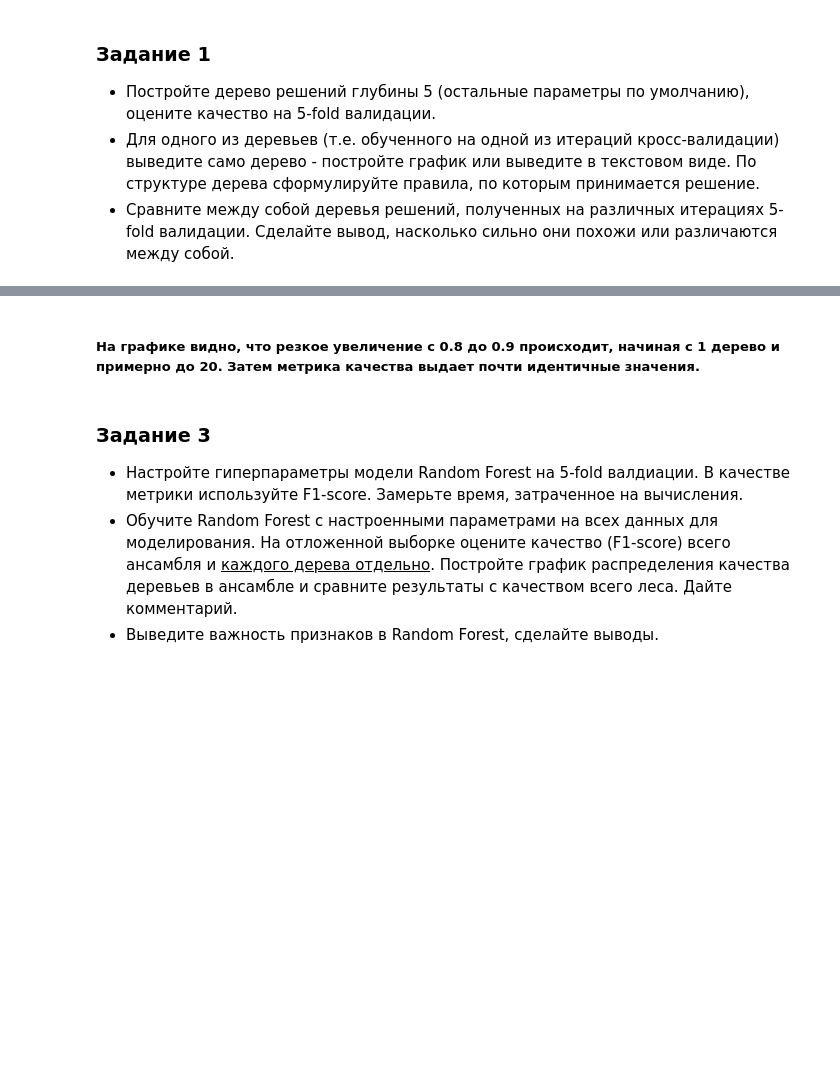
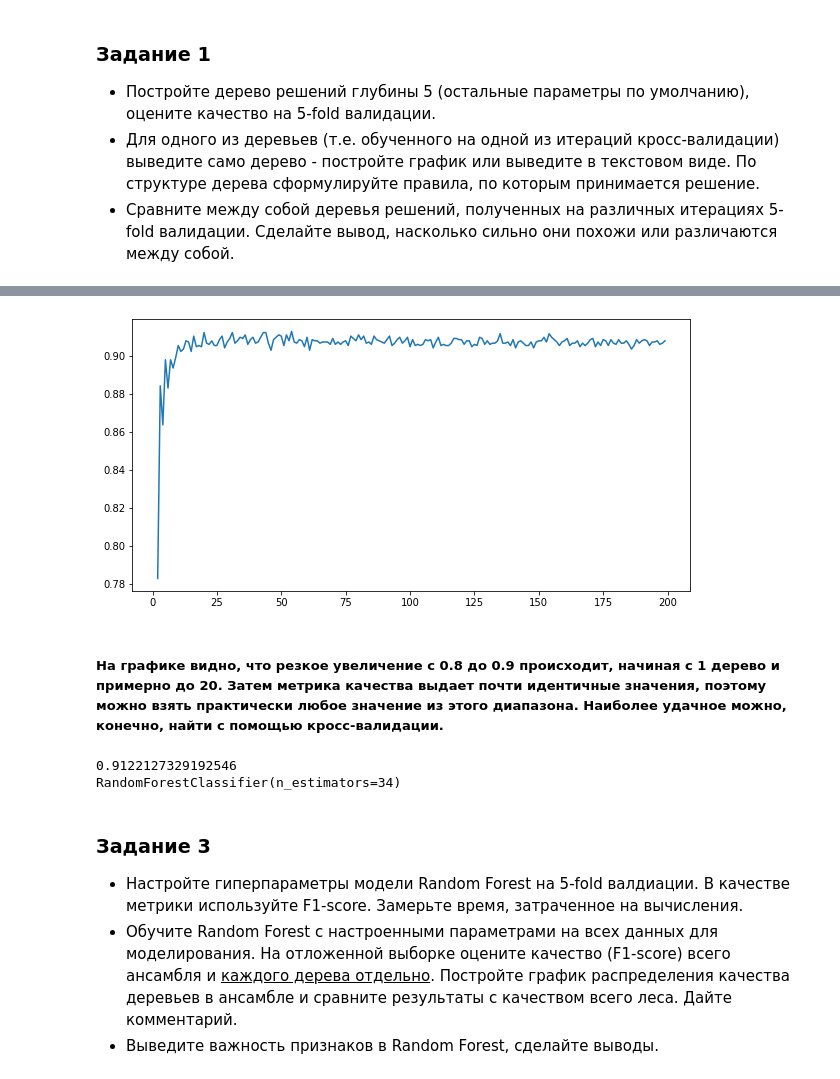
Before and after one commit to olesyani/data_analysis_labs, a Jupyter notebook: lab4/Lab_3.Supervised_Learning.ipynb, the cells around one changed output, grey strips where cells are left out. Drawn from its saved outputs; the diff is of its cells as text; code cells hidden in the pictures; blank space fills up the shorter version.

```diff
--- a/lab4/Lab_3.Supervised_Learning.ipynb
+++ b/lab4/Lab_3.Supervised_Learning.ipynb
@@ -514,32 +556,35 @@ _ = plot_tree(trees[6], feature_names=X_train_b.columns, filled=True)
 # %%
 rskf = RepeatedStratifiedKFold(n_splits=5, n_repeats=2)
 values = []
 index = []
-bestscore = 0.0
-bestnum = 0
 
 plt.figure(figsize=(10, 5))
 for i in range(2, 200):
     dt_scores = cross_val_score(RandomForestClassifier(n_estimators=i),
                                 X_train_b,
                                 y_train_b,
                                 cv=rskf,
                                 scoring='accuracy')
     index.append(i)
-
-    if dt_scores > bestscore:
-        bestscore = dt_scores
-        bestnum = i
-
     values.append(pd.Series(dt_scores).mean())
-
-print(bestscore)
-print('The optimal choice is', bestnum, 'trees')
 
 plt.plot(index, values)
 plt.show()
+# %% [output]
+[figure, added]
 # %% [markdown]
-##### На графике видно, что резкое увеличение с 0.8 до 0.9 происходит, начиная с 1 дерево и примерно до 20. Затем метрика качества выдает почти идентичные значения.
+##### На графике видно, что резкое увеличение с 0.8 до 0.9 происходит, начиная с 1 дерево и примерно до 20. Затем метрика качества выдает почти идентичные значения, поэтому можно взять практически любое значение из этого диапазона. Наиболее удачное можно, конечно, найти с помощью кросс-валидации.
+# %%
+param_grid = {'n_estimators': range(2, 200)}
+
+clf = GridSearchCV(estimator=RandomForestClassifier(), param_grid=param_grid, cv=rskf, scoring='accuracy')
+clf.fit(X_train_b, y_train_b)
+
+print(clf.best_score_)
+print(clf.best_estimator_)
+# %% [output]
+0.9122127329192546
+RandomForestClassifier(n_estimators=34)
 # %% [markdown]
 ### Задание 3
 
```
Also changed, not shown: parts of 31 cells of this notebook, 1 other file.
